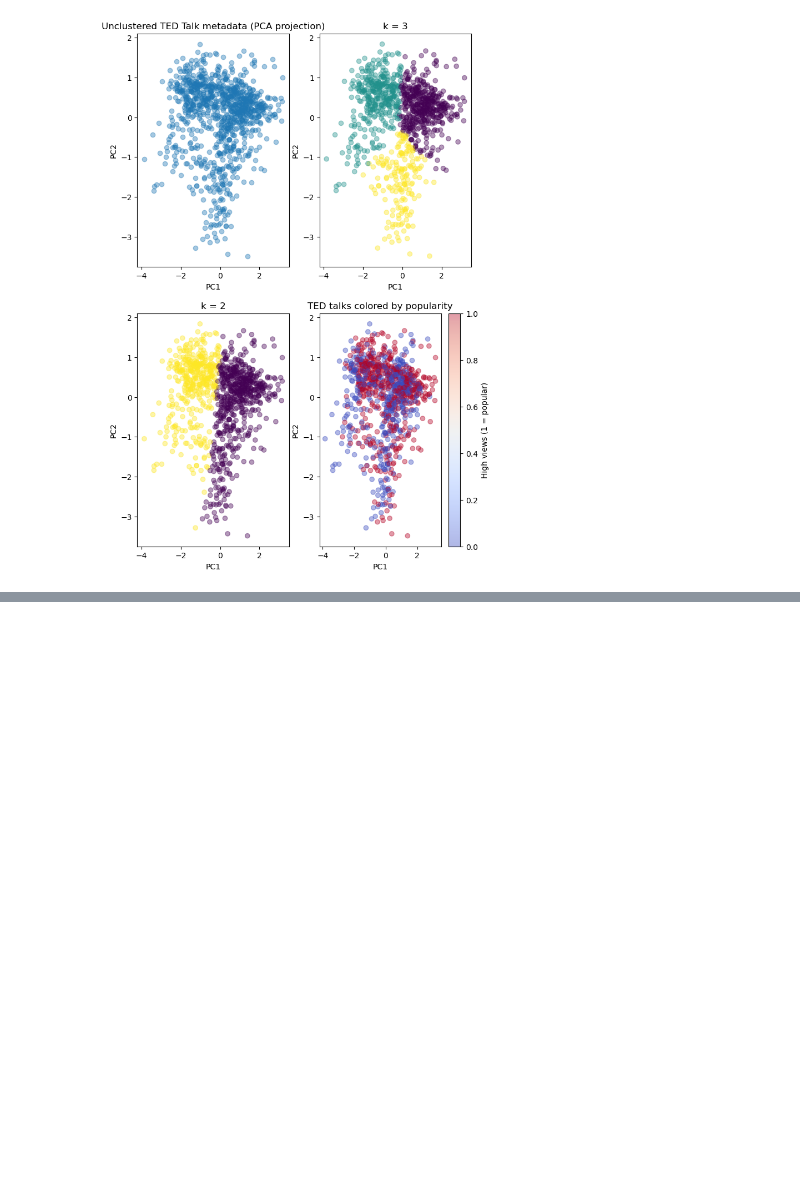
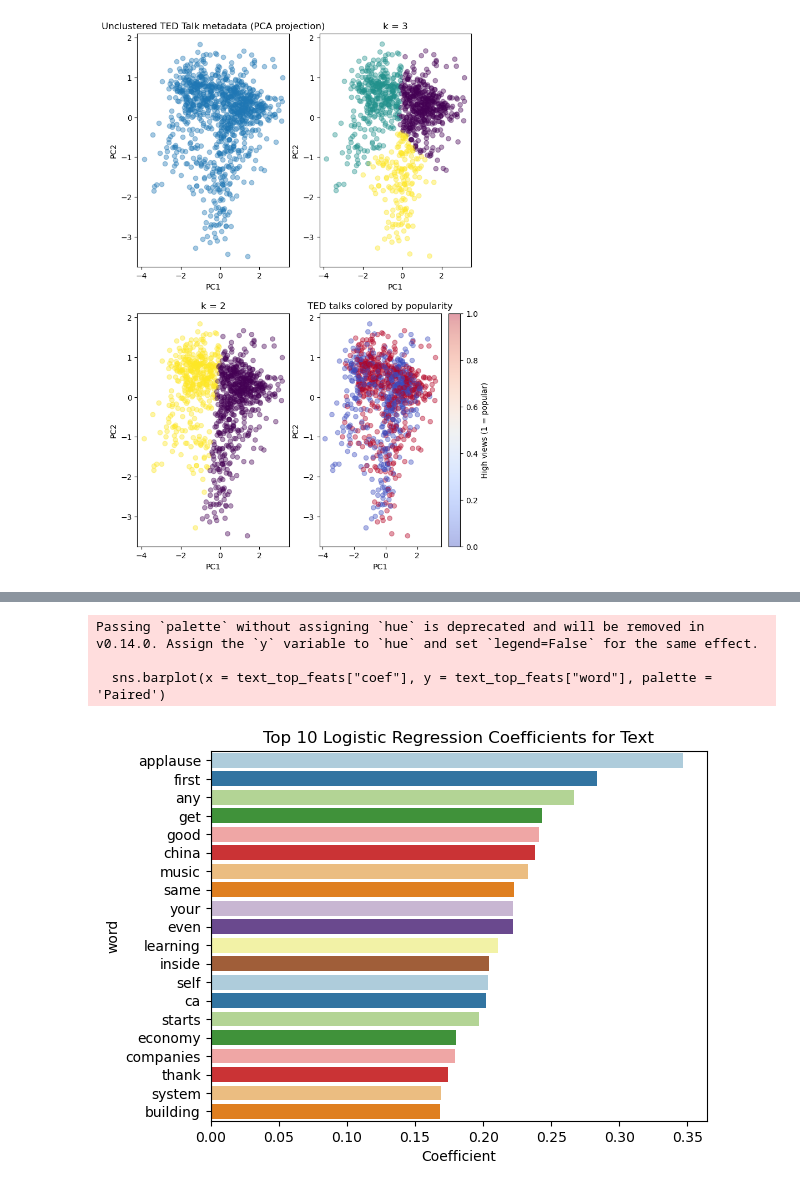
Before and after one commit to kyleenaxin/3350-final, a Jupyter notebook: project.ipynb, the cells around one changed output, grey strips where cells are left out. Drawn from its saved outputs; the diff is of its cells as text; code cells hidden in the pictures; blank space fills up the shorter version.

Commit message:
logit for text, prompting

```diff
--- a/project.ipynb
+++ b/project.ipynb
@@ -493,0 +492,14 @@ for col in ["log_comments", "log_duration", "recorded_year"]:
+# %%
+X = df["transcript"].to_list()
+y = df["high_views"].to_list()
+indices = df.index.tolist()
+
+train_idx, test_idx, X_train, X_test, y_train, y_test = train_test_split(indices, X, y, test_size=0.3, random_state=42)
+# %%
+count_vectorizer = CountVectorizer()
+X_train_vec = count_vectorizer.fit_transform(X_train)
+X_test_vec = count_vectorizer.transform(X_test)
+
+lrc = LogisticRegression(max_iter=1000, random_state = 42).fit(X_train_vec, y_train)
+
+y_pred = lrc.predict(X_test_vec)
@@ -493,0 +519,10 @@ for col in ["log_comments", "log_duration", "recorded_year"]:
+# %%
+# get top 20 coefficients for lrc
+feature_names = count_vectorizer.get_feature_names_out()
+
+text_coef_df = pd.DataFrame({
+    "word": feature_names,
+    "coef": lrc.coef_[0][:len(feature_names)]
+}).sort_values("coef", ascending=False)
+
+text_coef_df.head(20)
@@ -493,0 +547,14 @@ for col in ["log_comments", "log_duration", "recorded_year"]:
+# %%
+# display coefficients as bar chart
+text_top_feats = text_coef_df.head(20)
+
+sns.barplot(x = text_top_feats["coef"], y = text_top_feats["word"], palette = 'Paired')
+plt.axvline(0)
+plt.title("Top 10 Logistic Regression Coefficients for Text")
+plt.xlabel("Coefficient")
+plt.show()
+# %% [output]
+Passing `palette` without assigning `hue` is deprecated and will be removed in v0.14.0. Assign the `y` variable to `hue` and set `legend=False` for the same effect.
+
+  sns.barplot(x = text_top_feats["coef"], y = text_top_feats["word"], palette = 'Paired')
+[figure, added]
```
Also changed, not shown: parts of 32 cells of this notebook.
